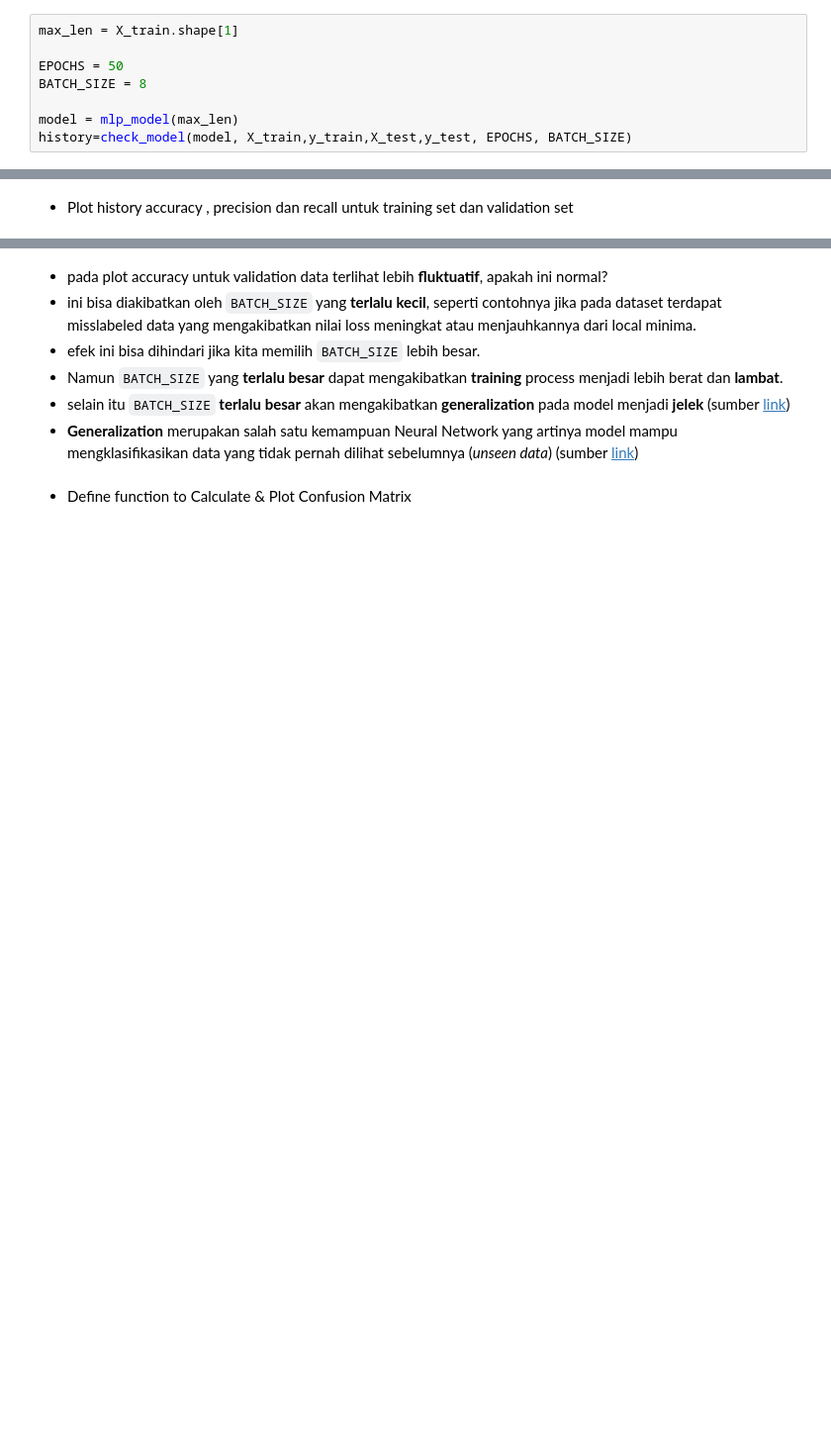
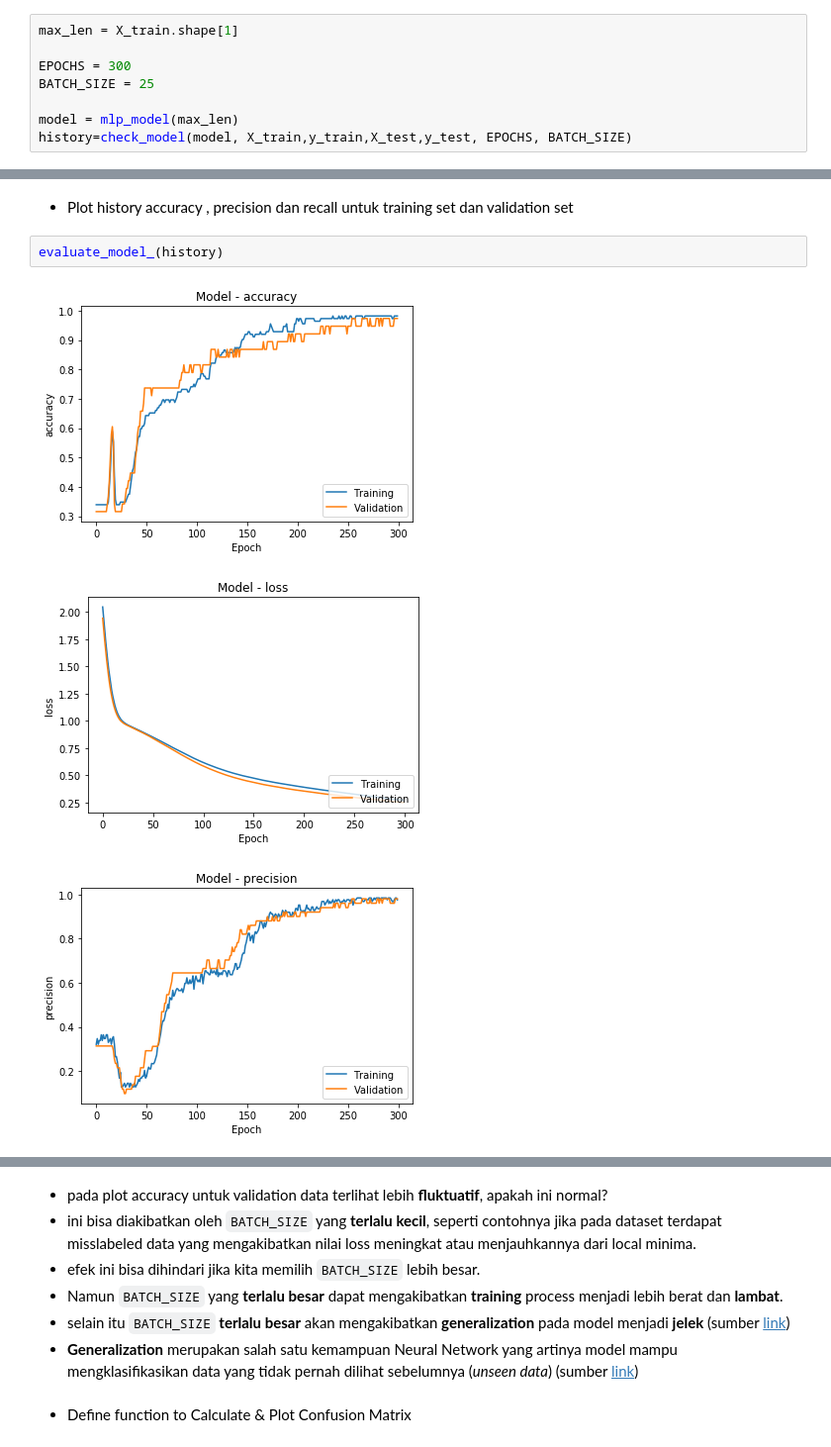
Before and after one commit to Muhammad-Yunus/Open-BOML, a Jupyter notebook: 1_Basic_ML/Pertemuan_3_Neural_Network_Keras/Pengenalan Neural Network.ipynb, the cells around one changed output, grey strips where cells are left out. Shown: that part at 99% size. Saved outputs shown, nothing was run; the diff lists cells and outputs as text; blank space fills up the shorter version.

```diff
--- a/1_Basic_ML/Pertemuan_3_Neural_Network_Keras/Pengenalan Neural Network.ipynb
+++ b/1_Basic_ML/Pertemuan_3_Neural_Network_Keras/Pengenalan Neural Network.ipynb
@@ -501,8 +511,8 @@ def check_model(model_, x, y, x_val, y_val, epochs_, batch_size_):
 # %%
 max_len = X_train.shape[1]
 
-EPOCHS = 50
-BATCH_SIZE = 8
+EPOCHS = 300
+BATCH_SIZE = 25
 
 model = mlp_model(max_len)
 history=check_model(model, X_train,y_train,X_test,y_test, EPOCHS, BATCH_SIZE)
@@ -527,2 +537,8 @@ Epoch 50/50
 # %% [markdown]
 - Plot history accuracy , precision dan recall untuk training set dan validation set
+# %%
+evaluate_model_(history)
+# %% [output]
+[figure, added]
+[figure, added]
+[figure, added]
```
Also changed, not shown: parts of 14 cells of this notebook.
